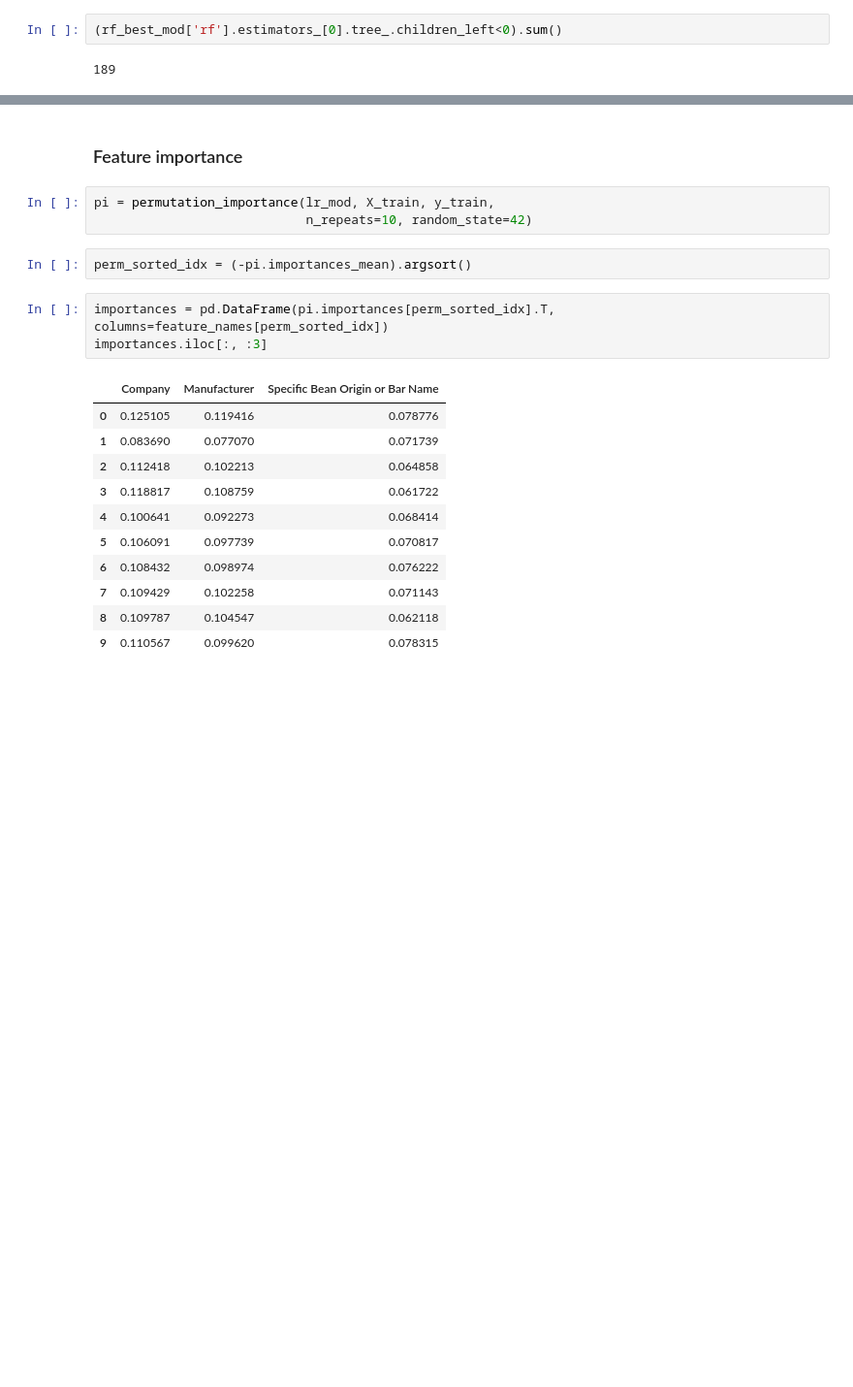
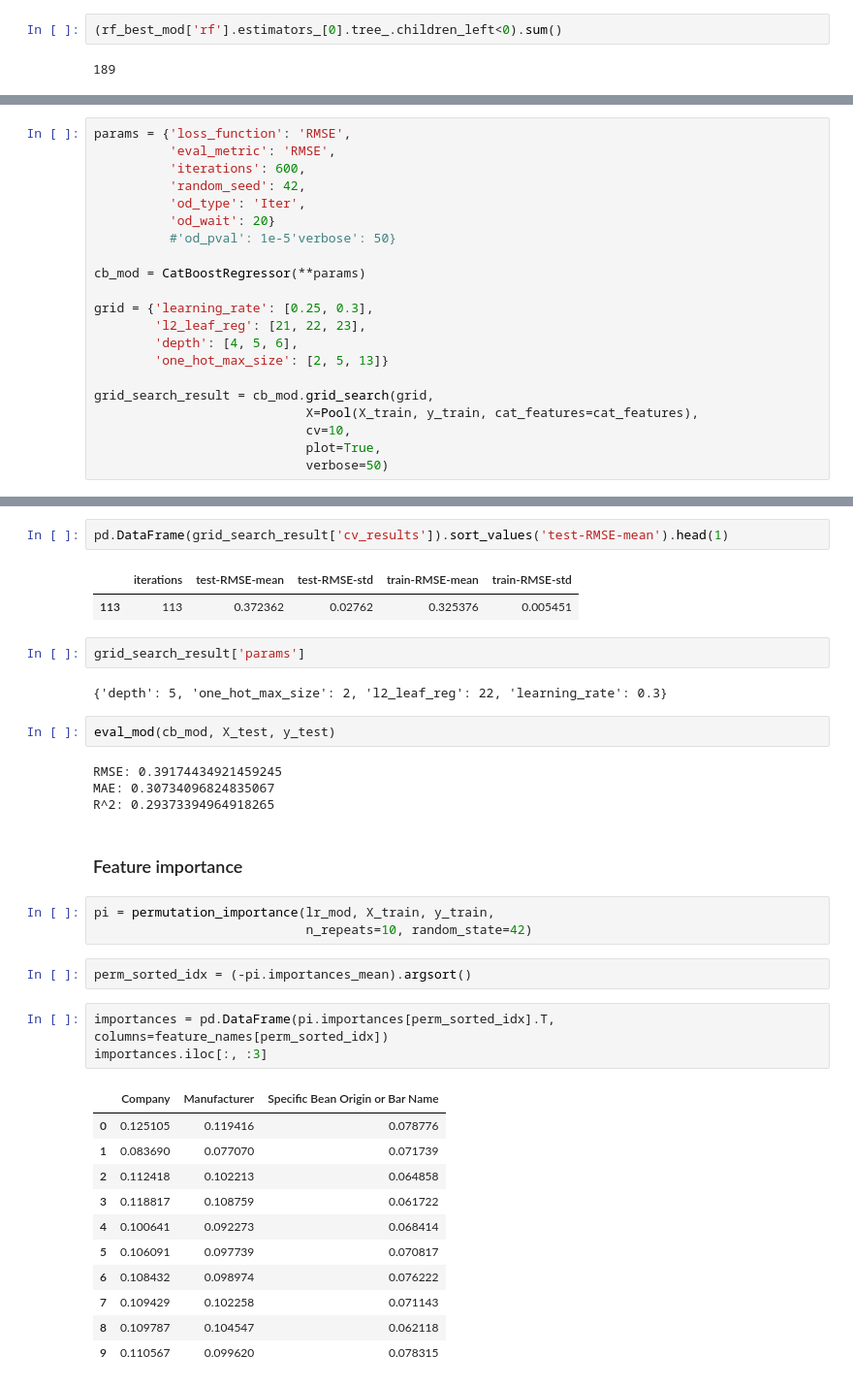
Before and after one commit to SimoneGiovannini/chocolate-rating-project, a Jupyter notebook: models.ipynb, the cells around one changed output, grey strips where cells are left out. Shown at 97% size. Drawn from its saved outputs; the diff is of its cells as text; blank space fills up the shorter version.

```diff
--- a/models.ipynb
+++ b/models.ipynb
@@ -379,0 +448,21 @@ R^2: 0.2629375402449604
+# %%
+params = {'loss_function': 'RMSE',
+          'eval_metric': 'RMSE',
+          'iterations': 600,
+          'random_seed': 42,
+          'od_type': 'Iter',
+          'od_wait': 20}
+          #'od_pval': 1e-5'verbose': 50}
+
+cb_mod = CatBoostRegressor(**params)
+
+grid = {'learning_rate': [0.25, 0.3],
+        'l2_leaf_reg': [21, 22, 23],
+        'depth': [4, 5, 6],
+        'one_hot_max_size': [2, 5, 13]}
+
+grid_search_result = cb_mod.grid_search(grid,
+                            X=Pool(X_train, y_train, cat_features=cat_features),
+                            cv=10,
+                            plot=True,
+                            verbose=50)
@@ -380,3 +509,18 @@ R^2: 0.2629375402449604
+# %%
+pd.DataFrame(grid_search_result['cv_results']).sort_values('test-RMSE-mean').head(1)
+# %% [output]
+|  | iterations | test-RMSE-mean | test-RMSE-std | train-RMSE-mean | train-RMSE-std |
+| 113 | 113 | 0.372362 | 0.02762 | 0.325376 | 0.005451 |
+# %%
+grid_search_result['params']
+# %% [output]
+{'depth': 5, 'one_hot_max_size': 2, 'l2_leaf_reg': 22, 'learning_rate': 0.3}
+# %%
+eval_mod(cb_mod, X_test, y_test)
+# %% [output]
+RMSE: 0.39174434921459245
+MAE: 0.30734096824835067
+R^2: 0.29373394964918265
 # %% [markdown]
 ### Feature importance
 # %%
```
Also changed, not shown: parts of 19 cells of this notebook.
